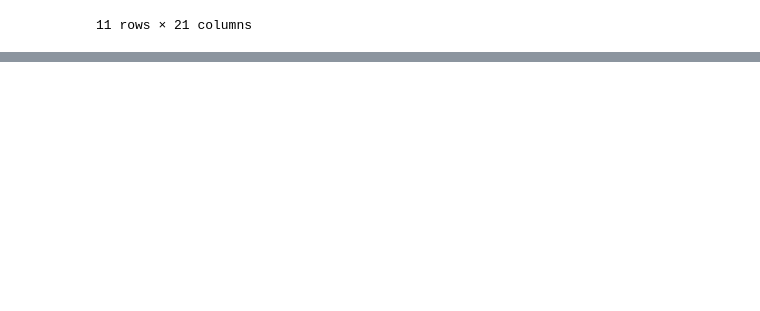
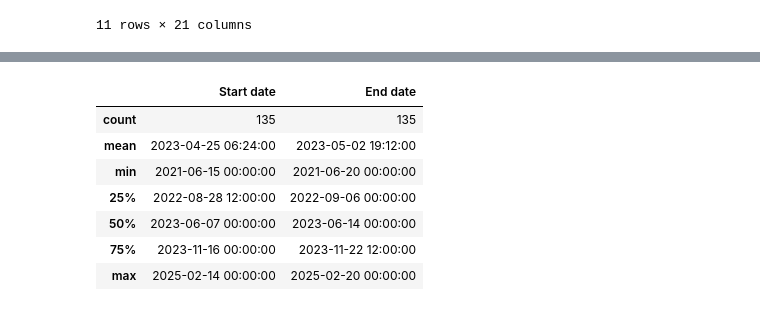
Before and after one commit to banerjixplores/travel_trends, a Jupyter notebook: jupyter_notebooks/Hackathon_Travel_Dataset.ipynb, the cells around one changed output, grey strips where cells are left out. Saved outputs shown, nothing was run; the diff lists cells and outputs as text; code cells hidden in the pictures; blank space fills up the shorter version.

```diff
--- a/jupyter_notebooks/Hackathon_Travel_Dataset.ipynb
+++ b/jupyter_notebooks/Hackathon_Travel_Dataset.ipynb
@@ -583,0 +708,12 @@ travel_da.describe(include='all')
+# %%
+# Only datetime
+travel_da.describe(include=['datetime'])
+# %% [output]
+|  | Start date | End date |
+| count | 135 | 135 |
+| mean | 2023-04-25 06:24:00 | 2023-05-02 19:12:00 |
+| min | 2021-06-15 00:00:00 | 2021-06-20 00:00:00 |
+| 25% | 2022-08-28 12:00:00 | 2022-09-06 00:00:00 |
+| 50% | 2023-06-07 00:00:00 | 2023-06-14 00:00:00 |
+| 75% | 2023-11-16 00:00:00 | 2023-11-22 12:00:00 |
+| max | 2025-02-14 00:00:00 | 2025-02-20 00:00:00 |
```
Also changed, not shown: parts of 21 cells of this notebook, 1 other file.
